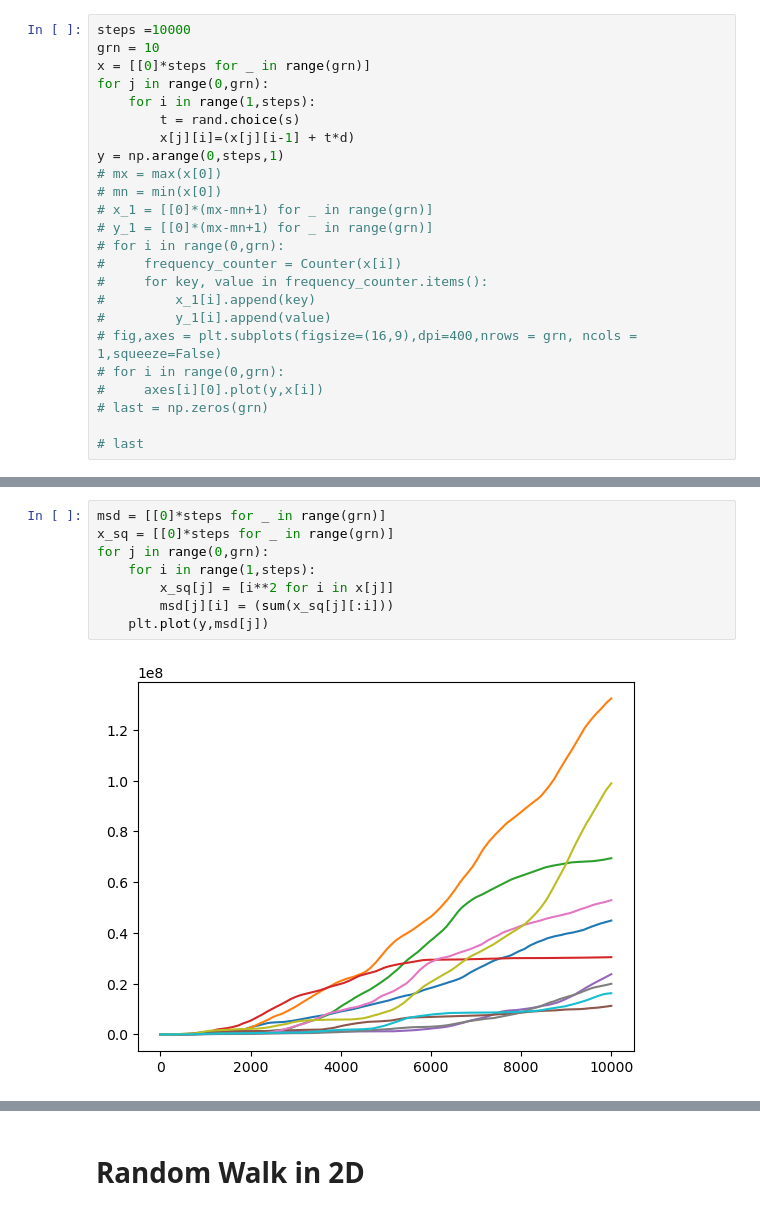
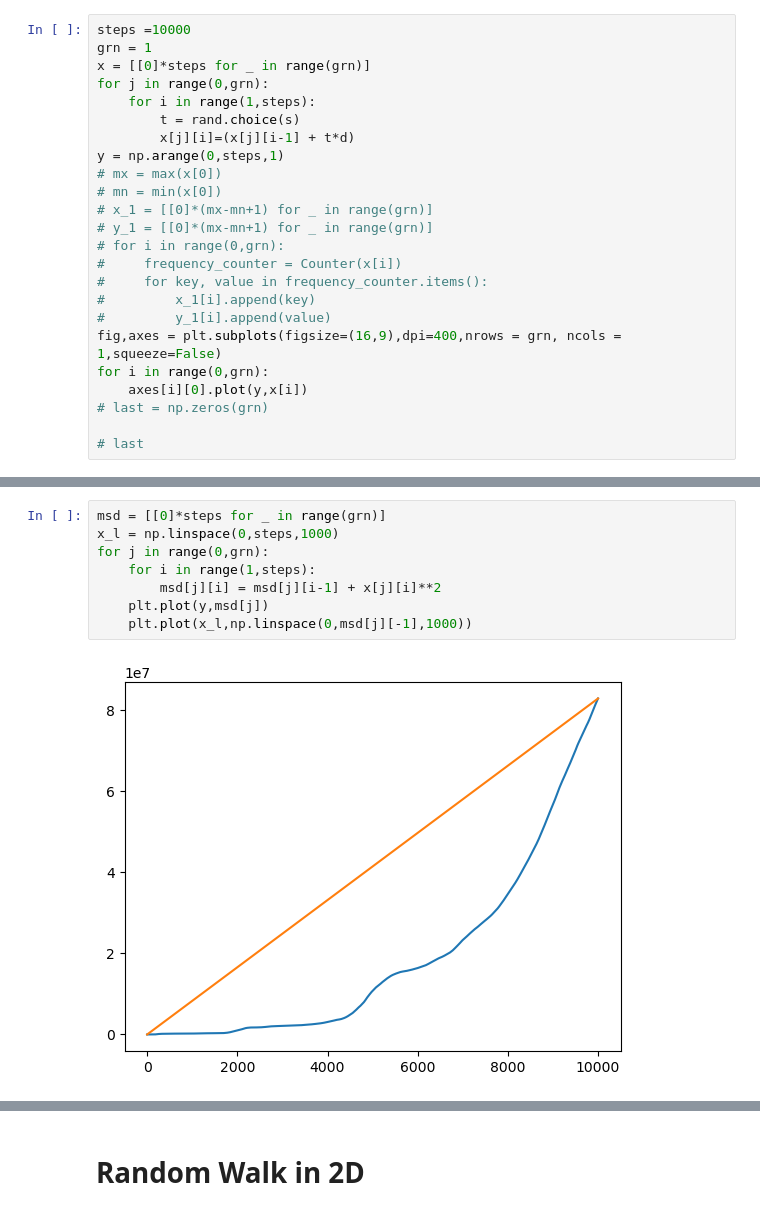
Before and after one commit to TheInvisibleFoe/JupyterNotebooks, a Jupyter notebook: Random Walk/Random Walk.ipynb, the cells around one changed output, grey strips where cells are left out. Drawn from its saved outputs; the diff is of its cells as text.

```diff
--- a/Random Walk/Random Walk.ipynb
+++ b/Random Walk/Random Walk.ipynb
@@ -8,7 +7,7 @@ d = 1
 s = (1,-1)
 # %%
 steps =10000
-grn = 10
+grn = 1
 x = [[0]*steps for _ in range(grn)]
 for j in range(0,grn):
     for i in range(1,steps):
@@ -24,9 +23,9 @@ y = np.arange(0,steps,1)
 #     for key, value in frequency_counter.items():
 #         x_1[i].append(key)
 #         y_1[i].append(value)
-# fig,axes = plt.subplots(figsize=(16,9),dpi=400,nrows = grn, ncols = 1,squeeze=False)
-# for i in range(0,grn):
-#     axes[i][0].plot(y,x[i])
+fig,axes = plt.subplots(figsize=(16,9),dpi=400,nrows = grn, ncols = 1,squeeze=False)
+for i in range(0,grn):
+    axes[i][0].plot(y,x[i])
 # last = np.zeros(grn)
 
 # last
@@ -33,10 +34,10 @@ y = np.arange(0,steps,1)
 # %%
 msd = [[0]*steps for _ in range(grn)]
-x_sq = [[0]*steps for _ in range(grn)]
+x_l = np.linspace(0,steps,1000)
 for j in range(0,grn):
     for i in range(1,steps):
-        x_sq[j] = [i**2 for i in x[j]]
-        msd[j][i] = (sum(x_sq[j][:i]))
+        msd[j][i] = msd[j][i-1] + x[j][i]**2
     plt.plot(y,msd[j])
+    plt.plot(x_l,np.linspace(0,msd[j][-1],1000))
 # %% [output]
-[figure, old version]
+[figure, new version]
```
Also changed, not shown: parts of 11 cells of this notebook, 5 other files.
